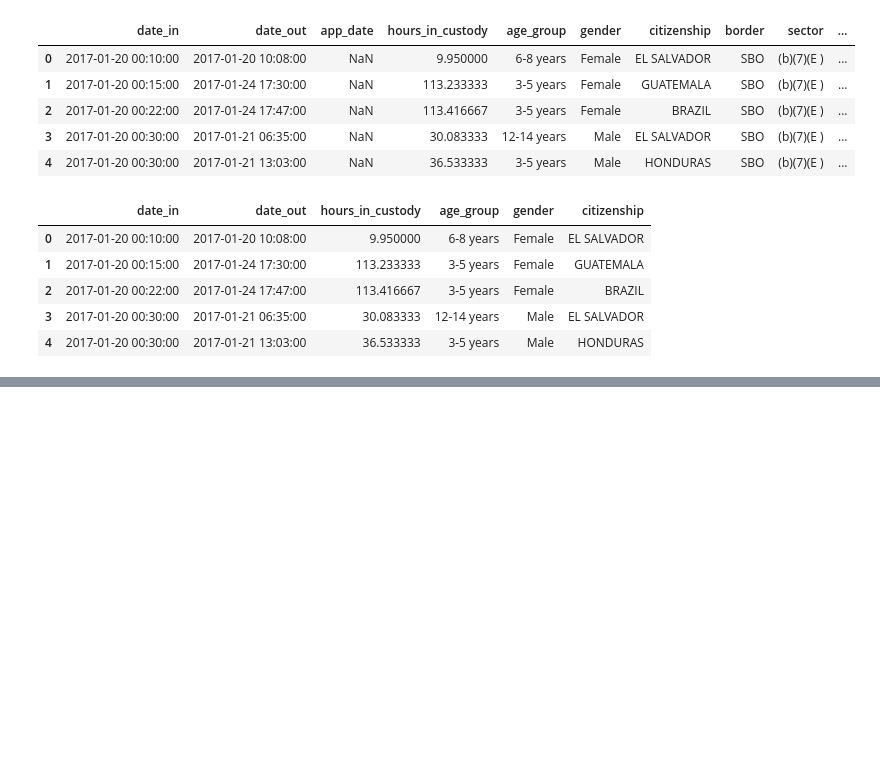
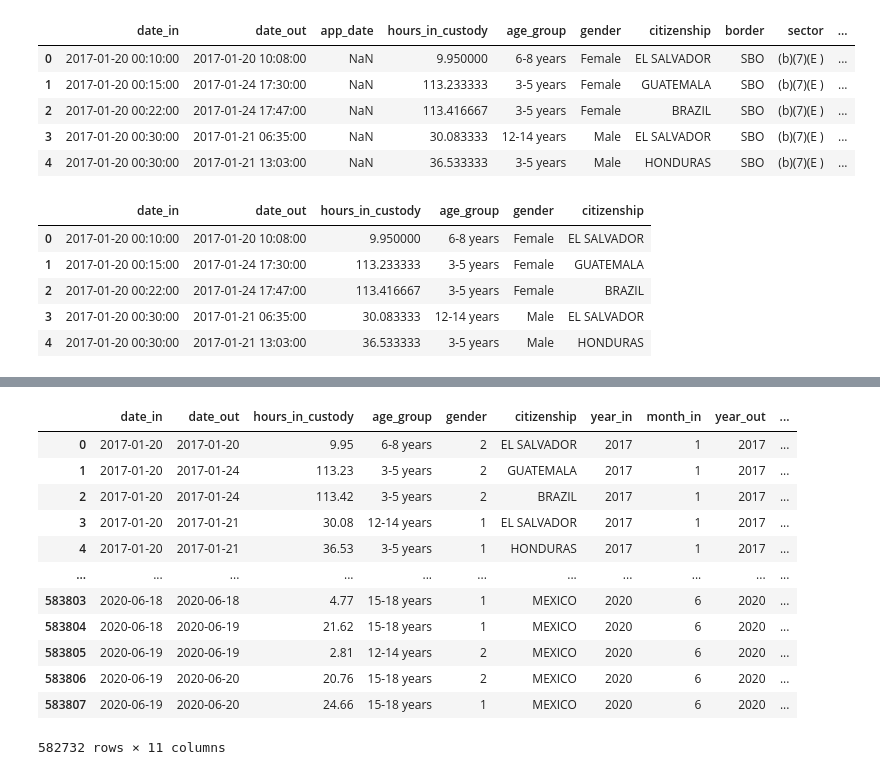
Before and after one commit to ItsEbony/CBP_Detentions, a Jupyter notebook: CBP_ETL.ipynb, the cells around one changed output, grey strips where cells are left out. Drawn from its saved outputs; the diff is of its cells as text; code cells hidden in the pictures; blank space fills up the shorter version.

```diff
--- a/CBP_ETL.ipynb
+++ b/CBP_ETL.ipynb
@@ -101,0 +243,18 @@ cbp_df
+# %%
+# making countries numeric
+cbp_df["country_code"] = cbp_df["citizenship"].apply(lambda x: country_num[x])
+cbp_df
+# %% [output]
+|  | date_in | date_out | hours_in_custody | age_group | gender | citizenship | year_in | month_in | year_out | ... |
+| 0 | 2017-01-20 | 2017-01-20 | 9.95 | 6-8 years | 2 | EL SALVADOR | 2017 | 1 | 2017 | ... |
+| 1 | 2017-01-20 | 2017-01-24 | 113.23 | 3-5 years | 2 | GUATEMALA | 2017 | 1 | 2017 | ... |
+| 2 | 2017-01-20 | 2017-01-24 | 113.42 | 3-5 years | 2 | BRAZIL | 2017 | 1 | 2017 | ... |
+| 3 | 2017-01-20 | 2017-01-21 | 30.08 | 12-14 years | 1 | EL SALVADOR | 2017 | 1 | 2017 | ... |
+| 4 | 2017-01-20 | 2017-01-21 | 36.53 | 3-5 years | 1 | HONDURAS | 2017 | 1 | 2017 | ... |
+| ... | ... | ... | ... | ... | ... | ... | ... | ... | ... | ... |
+| 583803 | 2020-06-18 | 2020-06-18 | 4.77 | 15-18 years | 1 | MEXICO | 2020 | 6 | 2020 | ... |
+| 583804 | 2020-06-18 | 2020-06-19 | 21.62 | 15-18 years | 1 | MEXICO | 2020 | 6 | 2020 | ... |
+| 583805 | 2020-06-19 | 2020-06-19 | 2.81 | 12-14 years | 2 | MEXICO | 2020 | 6 | 2020 | ... |
+| 583806 | 2020-06-19 | 2020-06-20 | 20.76 | 15-18 years | 2 | MEXICO | 2020 | 6 | 2020 | ... |
+| 583807 | 2020-06-19 | 2020-06-20 | 24.66 | 15-18 years | 1 | MEXICO | 2020 | 6 | 2020 | ... |
+582732 rows × 11 columns
```
Also changed, not shown: parts of 13 cells of this notebook, 21 other files.
